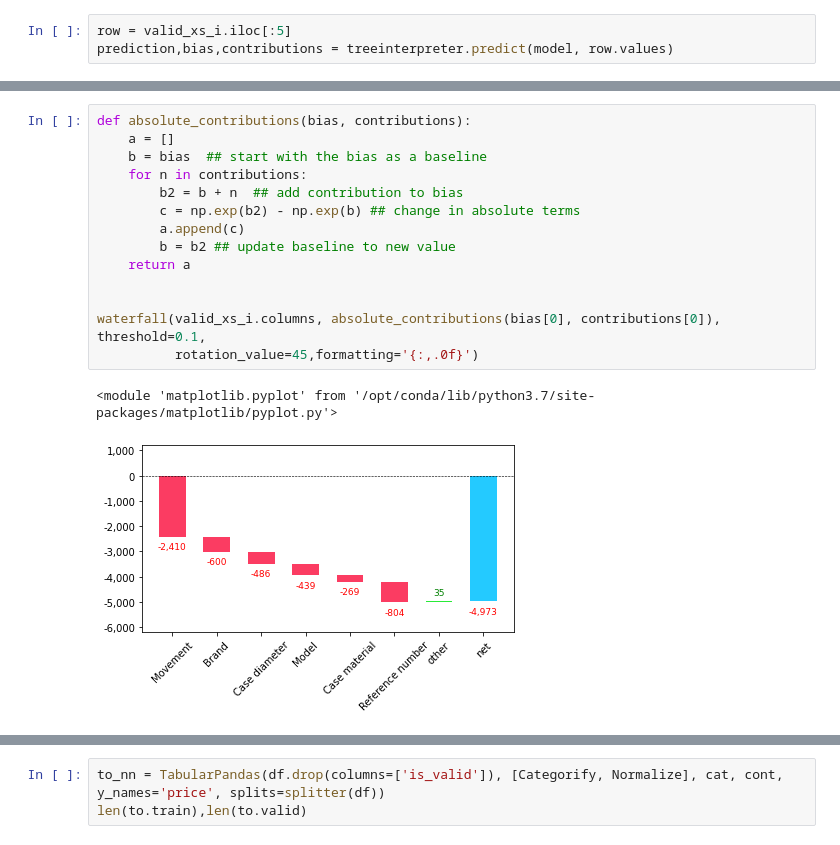
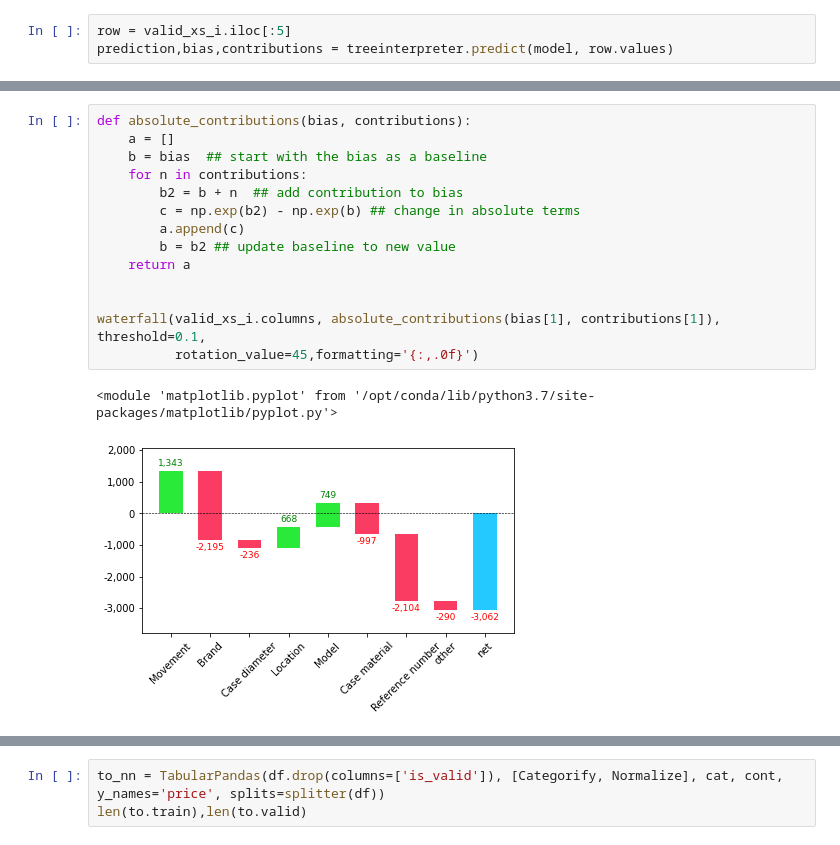
Before and after one commit to Ortgies/chrono, a Jupyter notebook: regression_v2.ipynb, the cells around one changed output, grey strips where cells are left out. Drawn from its saved outputs; the diff is of its cells as text.

```diff
--- a/regression_v2.ipynb
+++ b/regression_v2.ipynb
@@ -223,17 +223,17 @@ waterfall(valid_xs_i.columns, contributions[0], threshold=0.05,
 # %%
 def absolute_contributions(bias, contributions):
     a = []
     b = bias  ## start with the bias as a baseline
     for n in contributions:
         b2 = b + n  ## add contribution to bias
         c = np.exp(b2) - np.exp(b) ## change in absolute terms
         a.append(c)
         b = b2 ## update baseline to new value
     return a
 
 
-waterfall(valid_xs_i.columns, absolute_contributions(bias[0], contributions[0]), threshold=0.1,
+waterfall(valid_xs_i.columns, absolute_contributions(bias[1], contributions[1]), threshold=0.1,
           rotation_value=45,formatting='{:,.0f}')
 # %% [output]
 <module 'matplotlib.pyplot' from '/opt/conda/lib/python3.7/site-packages/matplotlib/pyplot.py'>
-[figure, old version]
+[figure, new version]
```
Also changed, not shown: parts of 16 cells of this notebook, 6 other files.
